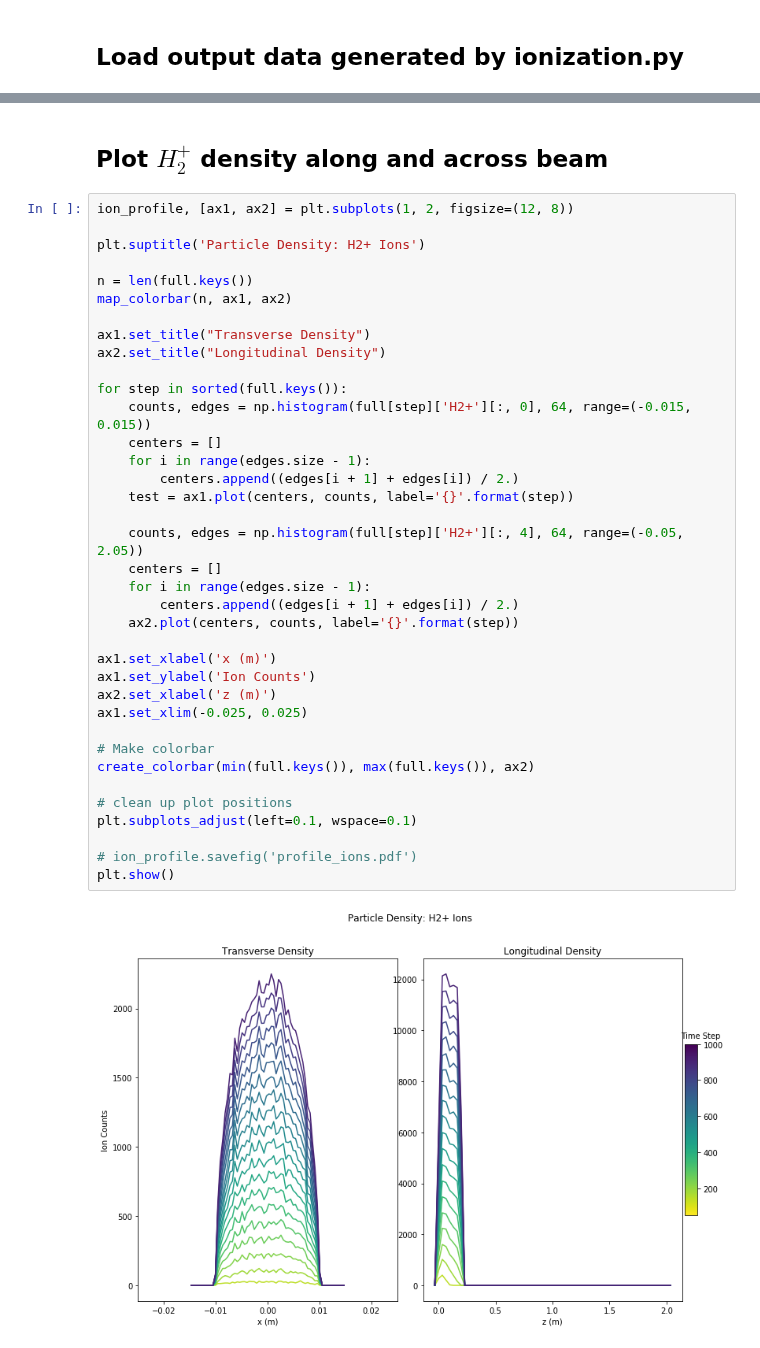
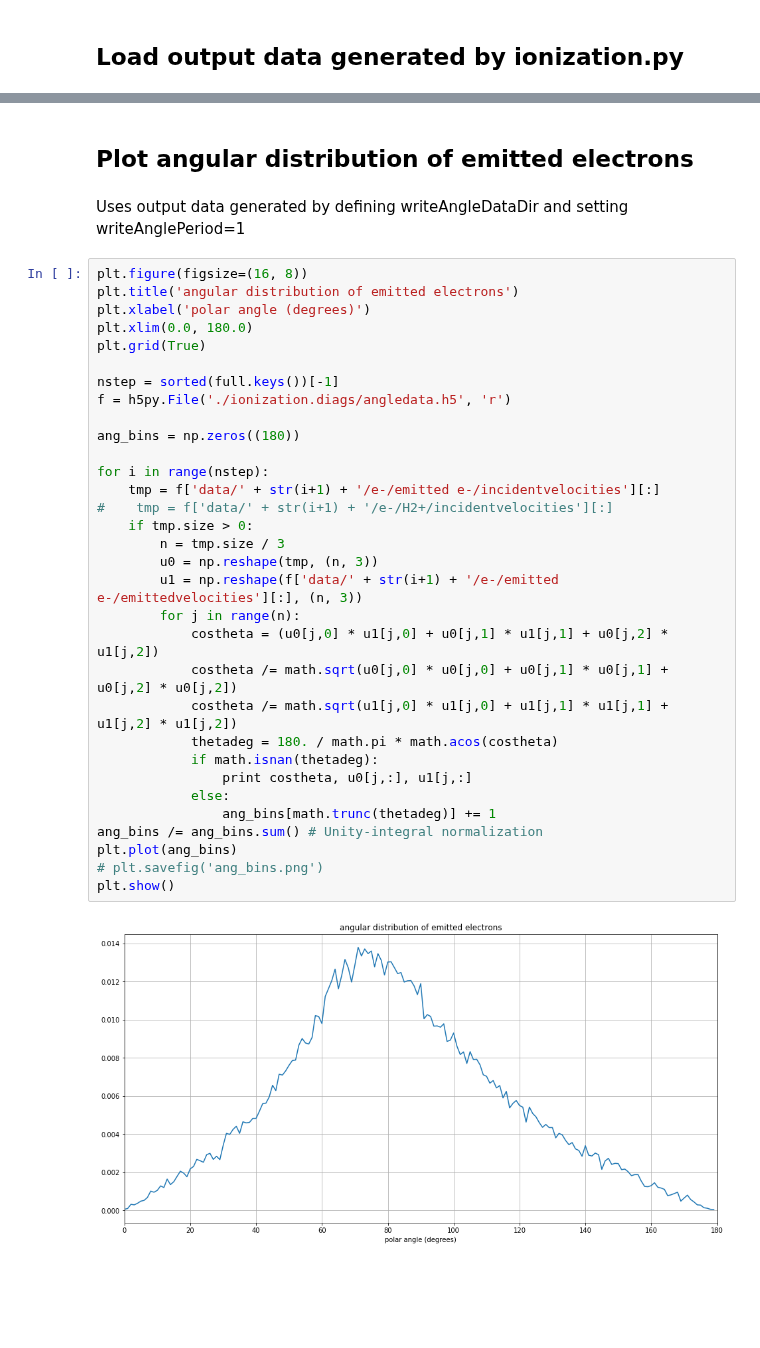
Before and after one commit to radiasoft/rswarp, a Jupyter notebook: examples/ionization/ionization_analysis.ipynb, the cells around one changed output, grey strips where cells are left out. Saved outputs shown, nothing was run; the diff lists cells and outputs as text; blank space fills up the shorter version.

Commit message:
First iteration of angular-distribution analysis for electrons emitted by ionization

```diff
--- a/examples/ionization/ionization_analysis.ipynb
+++ b/examples/ionization/ionization_analysis.ipynb
@@ -96,41 +39,38 @@ ff.close()
-# %% [markdown]
-## Plot $H_2^+$ density along and across beam
-# %%
-ion_profile, [ax1, ax2] = plt.subplots(1, 2, figsize=(12, 8))
-
-plt.suptitle('Particle Density: H2+ Ions')
-
-n = len(full.keys())
-map_colorbar(n, ax1, ax2)
-
-ax1.set_title("Transverse Density")
-ax2.set_title("Longitudinal Density")
-
-for step in sorted(full.keys()):
-    counts, edges = np.histogram(full[step]['H2+'][:, 0], 64, range=(-0.015, 0.015))
-    centers = []
-    for i in range(edges.size - 1):
-        centers.append((edges[i + 1] + edges[i]) / 2.)
-    test = ax1.plot(centers, counts, label='{}'.format(step))
-
-    counts, edges = np.histogram(full[step]['H2+'][:, 4], 64, range=(-0.05, 2.05))
-    centers = []
-    for i in range(edges.size - 1):
-        centers.append((edges[i + 1] + edges[i]) / 2.)
-    ax2.plot(centers, counts, label='{}'.format(step))
-
-ax1.set_xlabel('x (m)')
-ax1.set_ylabel('Ion Counts')
-ax2.set_xlabel('z (m)')
-ax1.set_xlim(-0.025, 0.025)
-
-# Make colorbar
-create_colorbar(min(full.keys()), max(full.keys()), ax2)
-
-# clean up plot positions
-plt.subplots_adjust(left=0.1, wspace=0.1)
-
-# ion_profile.savefig('profile_ions.pdf')
-plt.show()
-# %% [output]
-[figure, removed]
+# %% [markdown]
+## Plot angular distribution of emitted electrons
+# %% [markdown]
+Uses output data generated by defining writeAngleDataDir and setting writeAnglePeriod=1
+# %%
+plt.figure(figsize=(16, 8))
+plt.title('angular distribution of emitted electrons')
+plt.xlabel('polar angle (degrees)')
+plt.xlim(0.0, 180.0)
+plt.grid(True)
+
+nstep = sorted(full.keys())[-1]
+f = h5py.File('./ionization.diags/angledata.h5', 'r')
+
+ang_bins = np.zeros((180))
+
+for i in range(nstep):
+    tmp = f['data/' + str(i+1) + '/e-/emitted e-/incidentvelocities'][:]
+#    tmp = f['data/' + str(i+1) + '/e-/H2+/incidentvelocities'][:]
+    if tmp.size > 0:
+        n = tmp.size / 3
+        u0 = np.reshape(tmp, (n, 3))
+        u1 = np.reshape(f['data/' + str(i+1) + '/e-/emitted e-/emittedvelocities'][:], (n, 3))
+        for j in range(n):
+            costheta = (u0[j,0] * u1[j,0] + u0[j,1] * u1[j,1] + u0[j,2] * u1[j,2])
+            costheta /= math.sqrt(u0[j,0] * u0[j,0] + u0[j,1] * u0[j,1] + u0[j,2] * u0[j,2])
+            costheta /= math.sqrt(u1[j,0] * u1[j,0] + u1[j,1] * u1[j,1] + u1[j,2] * u1[j,2])
+            thetadeg = 180. / math.pi * math.acos(costheta)
+            if math.isnan(thetadeg):
+                print costheta, u0[j,:], u1[j,:]
+            else:
+                ang_bins[math.trunc(thetadeg)] += 1
+ang_bins /= ang_bins.sum() # Unity-integral normalization
+plt.plot(ang_bins)
+# plt.savefig('ang_bins.png')
+plt.show()
+# %% [output]
+[figure, added]
```
Also changed, not shown: parts of 5 cells of this notebook, 1 other file.
